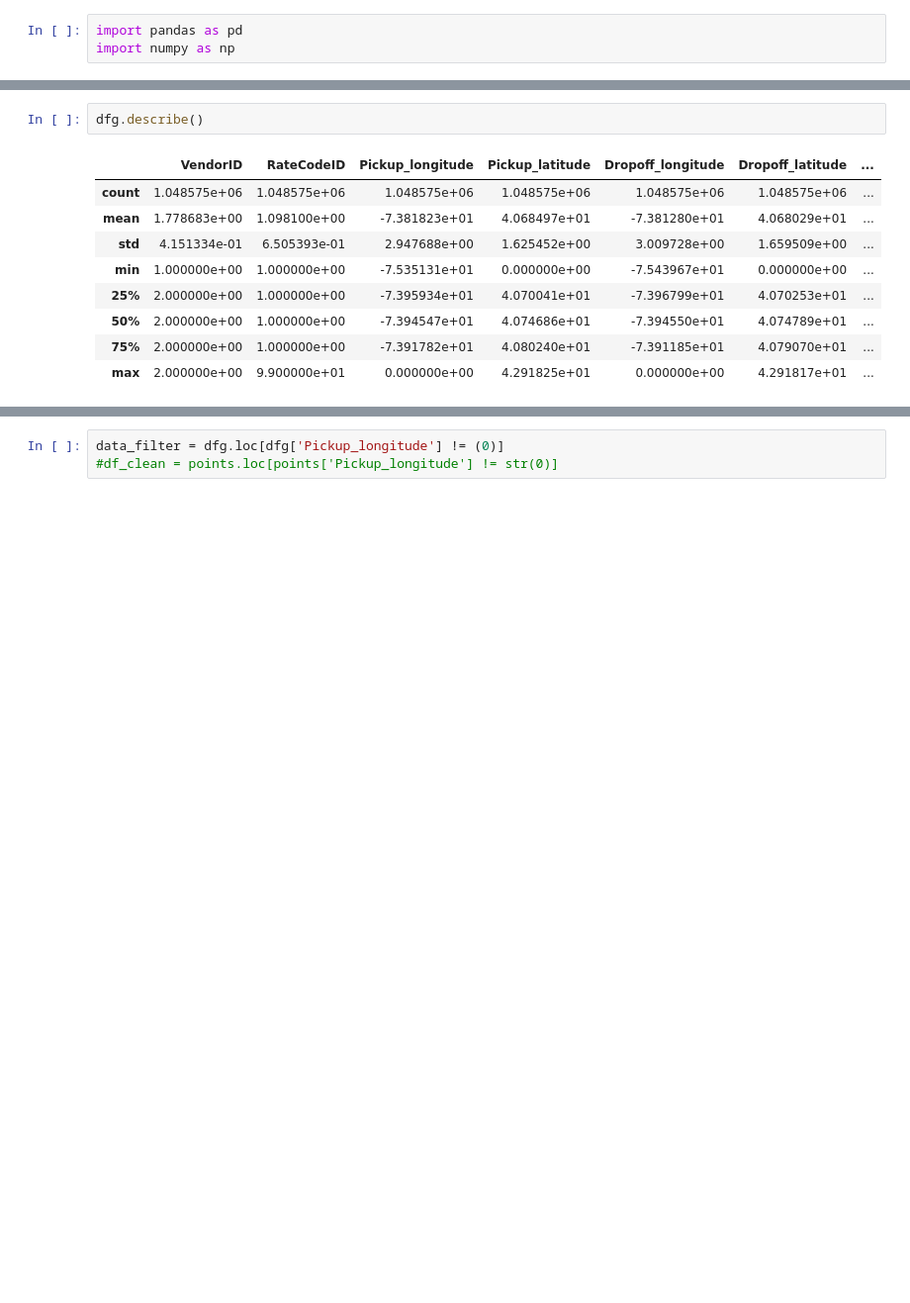
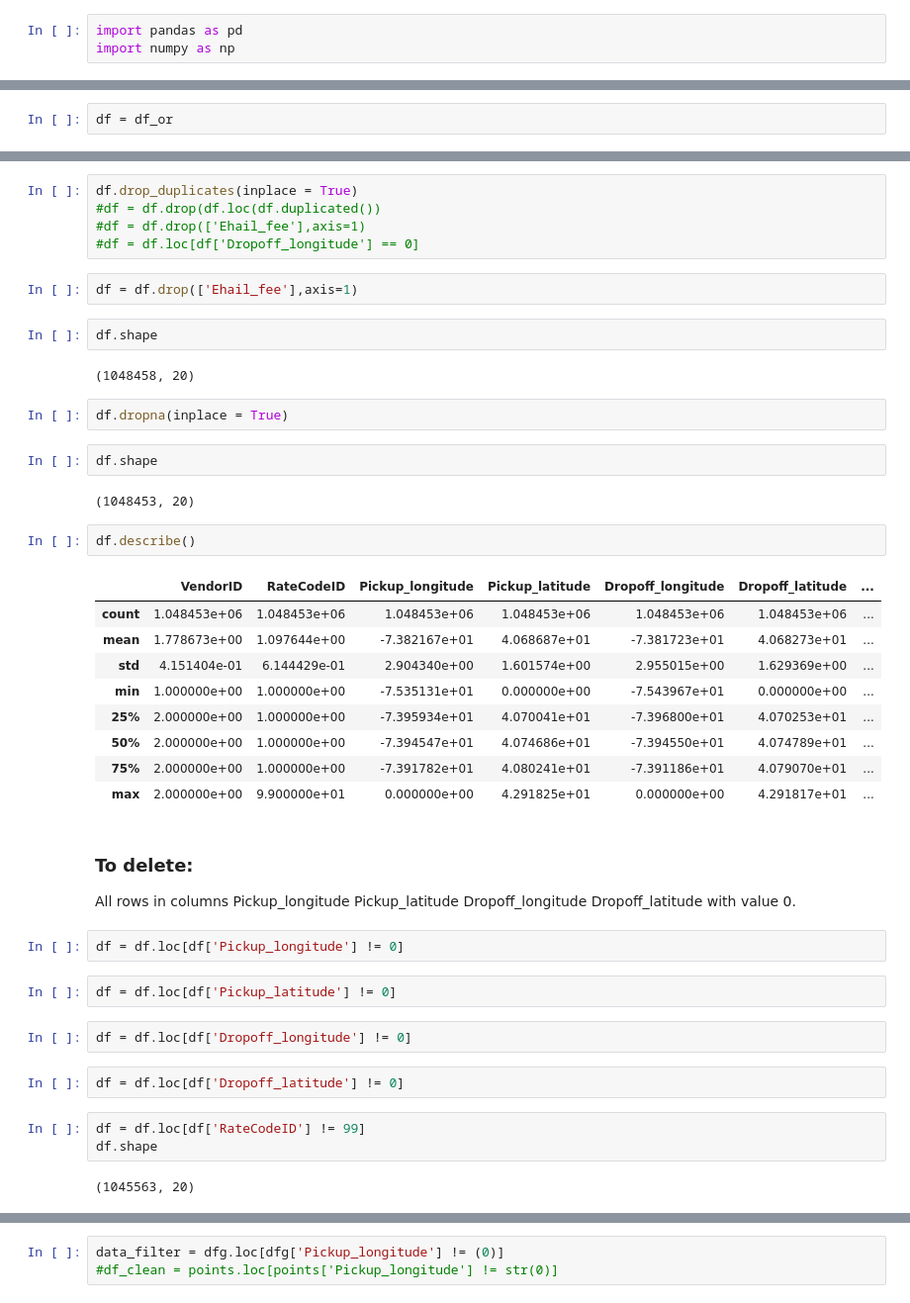
Before and after one commit to AlanItzep/JupyterGH, a Jupyter notebook: NYCTaxi.ipynb, the cells around one changed output, grey strips where cells are left out. Shown at 99% size. Cells and saved outputs as stored; diff of their text form; blank space fills up the shorter version.

```diff
--- a/NYCTaxi.ipynb
+++ b/NYCTaxi.ipynb
@@ -6 +6,3 @@ dfg = pd.read_csv('green_tripdata_2015-01.csv')
+# %%
+df = df_or
 # %%
@@ -16,12 +60,45 @@ dfg.head()
+# %%
+df.drop_duplicates(inplace = True)
+#df = df.drop(df.loc(df.duplicated())
+#df = df.drop(['Ehail_fee'],axis=1)
+#df = df.loc[df['Dropoff_longitude'] == 0]
+# %%
+df = df.drop(['Ehail_fee'],axis=1)
+# %%
+df.shape
+# %% [output]
+(1048458, 20)
+# %%
+df.dropna(inplace = True)
+# %%
+df.shape
+# %% [output]
+(1048453, 20)
 # %%
-dfg.describe()
+df.describe()
 # %% [output]
 |  | VendorID | RateCodeID | Pickup_longitude | Pickup_latitude | Dropoff_longitude | Dropoff_latitude | ... |
-| count | 1.048575e+06 | 1.048575e+06 | 1.048575e+06 | 1.048575e+06 | 1.048575e+06 | 1.048575e+06 | ... |
-| mean | 1.778683e+00 | 1.098100e+00 | -7.381823e+01 | 4.068497e+01 | -7.381280e+01 | 4.068029e+01 | ... |
-| std | 4.151334e-01 | 6.505393e-01 | 2.947688e+00 | 1.625452e+00 | 3.009728e+00 | 1.659509e+00 | ... |
+| count | 1.048453e+06 | 1.048453e+06 | 1.048453e+06 | 1.048453e+06 | 1.048453e+06 | 1.048453e+06 | ... |
+| mean | 1.778673e+00 | 1.097644e+00 | -7.382167e+01 | 4.068687e+01 | -7.381723e+01 | 4.068273e+01 | ... |
+| std | 4.151404e-01 | 6.144429e-01 | 2.904340e+00 | 1.601574e+00 | 2.955015e+00 | 1.629369e+00 | ... |
 | min | 1.000000e+00 | 1.000000e+00 | -7.535131e+01 | 0.000000e+00 | -7.543967e+01 | 0.000000e+00 | ... |
-| 25% | 2.000000e+00 | 1.000000e+00 | -7.395934e+01 | 4.070041e+01 | -7.396799e+01 | 4.070253e+01 | ... |
+| 25% | 2.000000e+00 | 1.000000e+00 | -7.395934e+01 | 4.070041e+01 | -7.396800e+01 | 4.070253e+01 | ... |
 | 50% | 2.000000e+00 | 1.000000e+00 | -7.394547e+01 | 4.074686e+01 | -7.394550e+01 | 4.074789e+01 | ... |
-| 75% | 2.000000e+00 | 1.000000e+00 | -7.391782e+01 | 4.080240e+01 | -7.391185e+01 | 4.079070e+01 | ... |
+| 75% | 2.000000e+00 | 1.000000e+00 | -7.391782e+01 | 4.080241e+01 | -7.391186e+01 | 4.079070e+01 | ... |
 | max | 2.000000e+00 | 9.900000e+01 | 0.000000e+00 | 4.291825e+01 | 0.000000e+00 | 4.291817e+01 | ... |
+# %% [markdown]
+### To delete:
+All rows in columns Pickup_longitude Pickup_latitude  Dropoff_longitude Dropoff_latitude with value 0.
+# %%
+df = df.loc[df['Pickup_longitude'] != 0]
+# %%
+df = df.loc[df['Pickup_latitude'] != 0]
+# %%
+df = df.loc[df['Dropoff_longitude'] != 0]
+# %%
+df = df.loc[df['Dropoff_latitude'] != 0]
+# %%
+df = df.loc[df['RateCodeID'] != 99]
+df.shape
+# %% [output]
+(1045563, 20)
```
Also changed, not shown: parts of 43 cells of this notebook.
